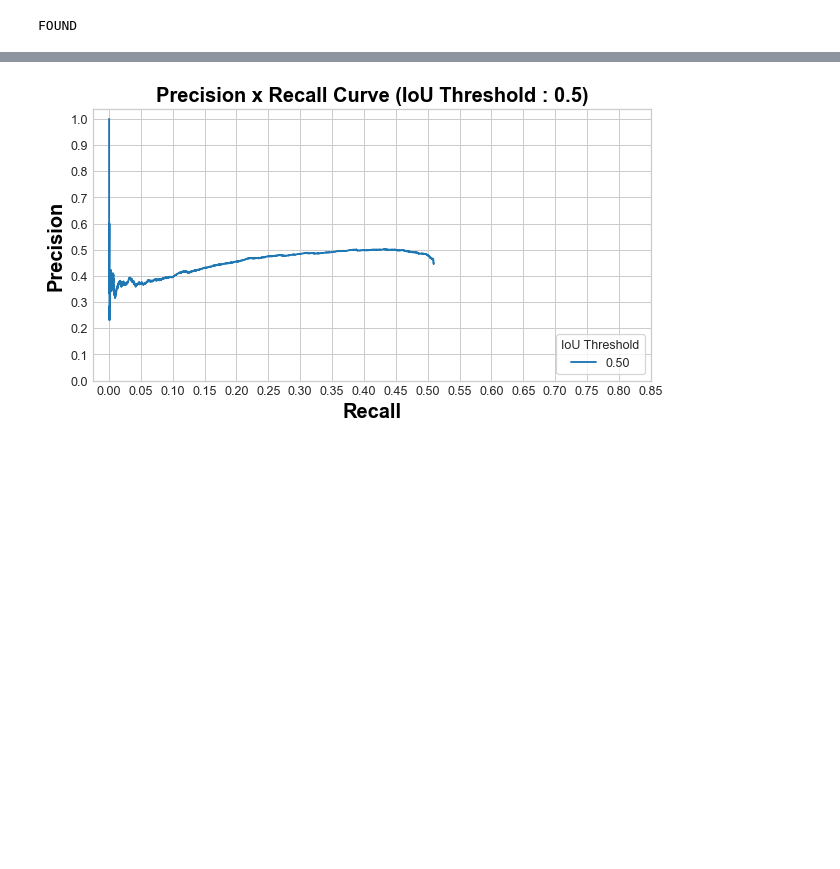
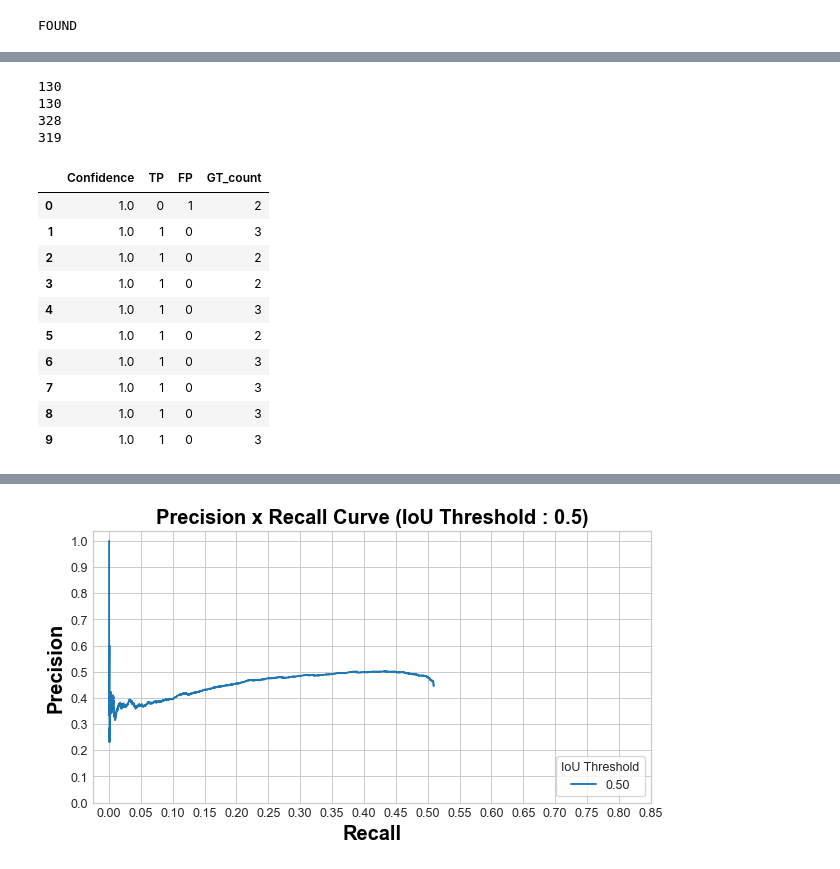
Before and after one commit to kaledai069/Monument-Detection-using-Single-Shot-Object-Detectors, a Jupyter notebook: PR-Curve and mAP Scores.ipynb, the cells around one changed output, grey strips where cells are left out. Drawn from its saved outputs; the diff is of its cells as text; code cells hidden in the pictures; blank space fills up the shorter version.

```diff
--- a/PR-Curve and mAP Scores.ipynb
+++ b/PR-Curve and mAP Scores.ipynb
@@ -230,0 +282,35 @@ FOUND
+# %%
+mn_name = test_monument_name
+gt_len = len(an_example['GT_bboxes'])
+pred_len = len(an_example['PRED_bboxes'])
+total_occurances = gt_len
+print(gt_len)
+print(pred_len)
+
+total_GT_box_count = 0
+total_PRED_box_count = 0
+
+for boxes in an_example['GT_bboxes']:
+    for _ in boxes:
+        total_GT_box_count += 1
+for boxes in an_example['PRED_bboxes']:
+    for _ in boxes:
+        total_PRED_box_count += 1
+print(total_GT_box_count)
+print(total_PRED_box_count)
+
+# every items in this GT_len or PRED_len (i.e. the total_occurances of the monumnet 'indrapura', is an image which contain indrapura)
+# so, lets late this 'indrapura' as a 'positive' class and any other class as the 'negative' class
+# for every image which contain 'indrapura', it should be (conf_score for indrapura, TP, FP) tuple
+
+true_class_label = get_mn_label(mn_name)
+mn_TP_FP = list()
+for i in range(gt_len):
+    TP_FP_tuple = calculate_TP_FP(an_example['CONF_score'][i], an_example['GT_bboxes'][i], an_example['PRED_bboxes'][i], an_example['GT_labels'][i], an_example['PRED_labels'][i], true_class_label)
+    if TP_FP_tuple is not None:
+        mn_TP_FP.append(TP_FP_tuple)
+# %% [output]
+130
+130
+328
+319
@@ -230,0 +321,14 @@ FOUND
+# %%
+df.head(10)
+# %% [output]
+|  | Confidence | TP | FP | GT_count |
+| 0 | 1.0 | 0 | 1 | 2 |
+| 1 | 1.0 | 1 | 0 | 3 |
+| 2 | 1.0 | 1 | 0 | 2 |
+| 3 | 1.0 | 1 | 0 | 2 |
+| 4 | 1.0 | 1 | 0 | 3 |
+| 5 | 1.0 | 1 | 0 | 2 |
+| 6 | 1.0 | 1 | 0 | 3 |
+| 7 | 1.0 | 1 | 0 | 3 |
+| 8 | 1.0 | 1 | 0 | 3 |
+| 9 | 1.0 | 1 | 0 | 3 |
```
Also changed, not shown: parts of 11 cells of this notebook, 6 other files.
